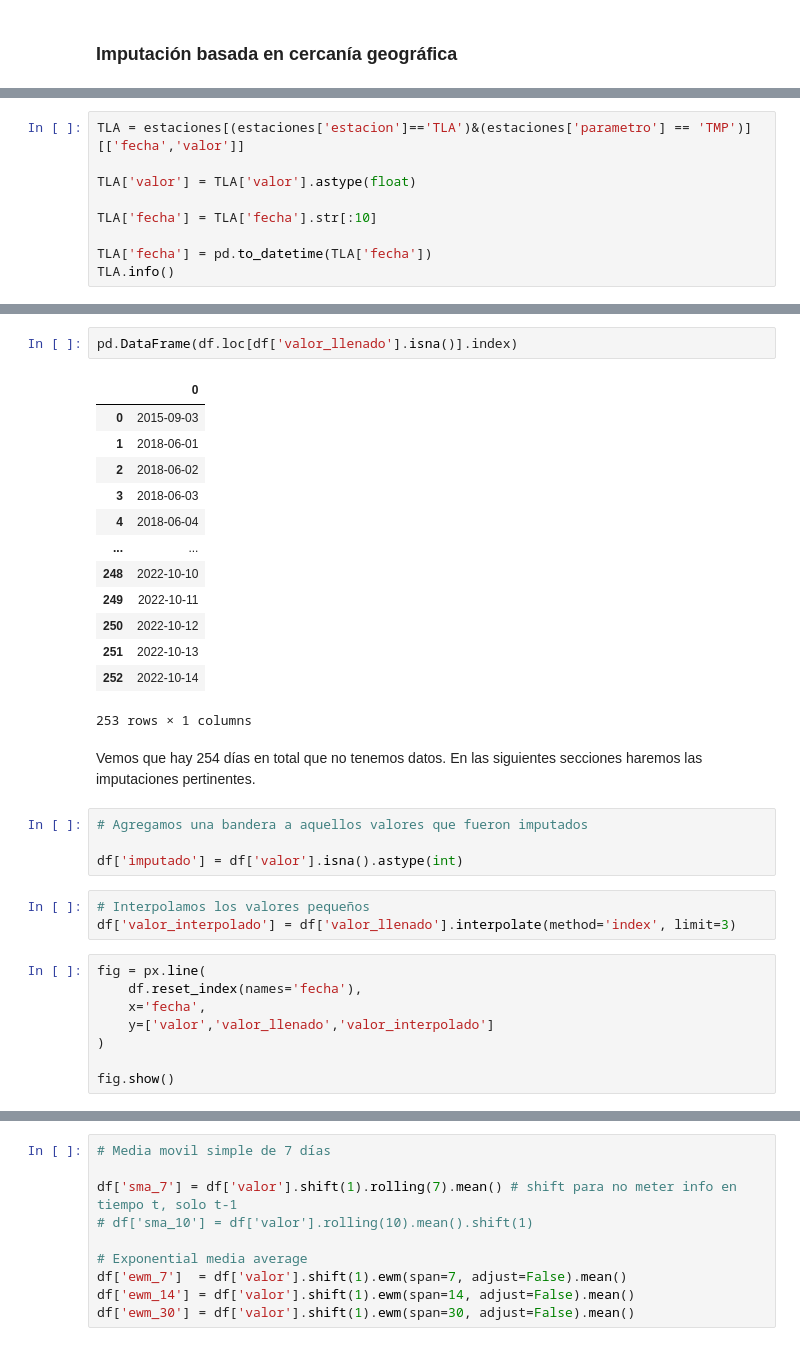
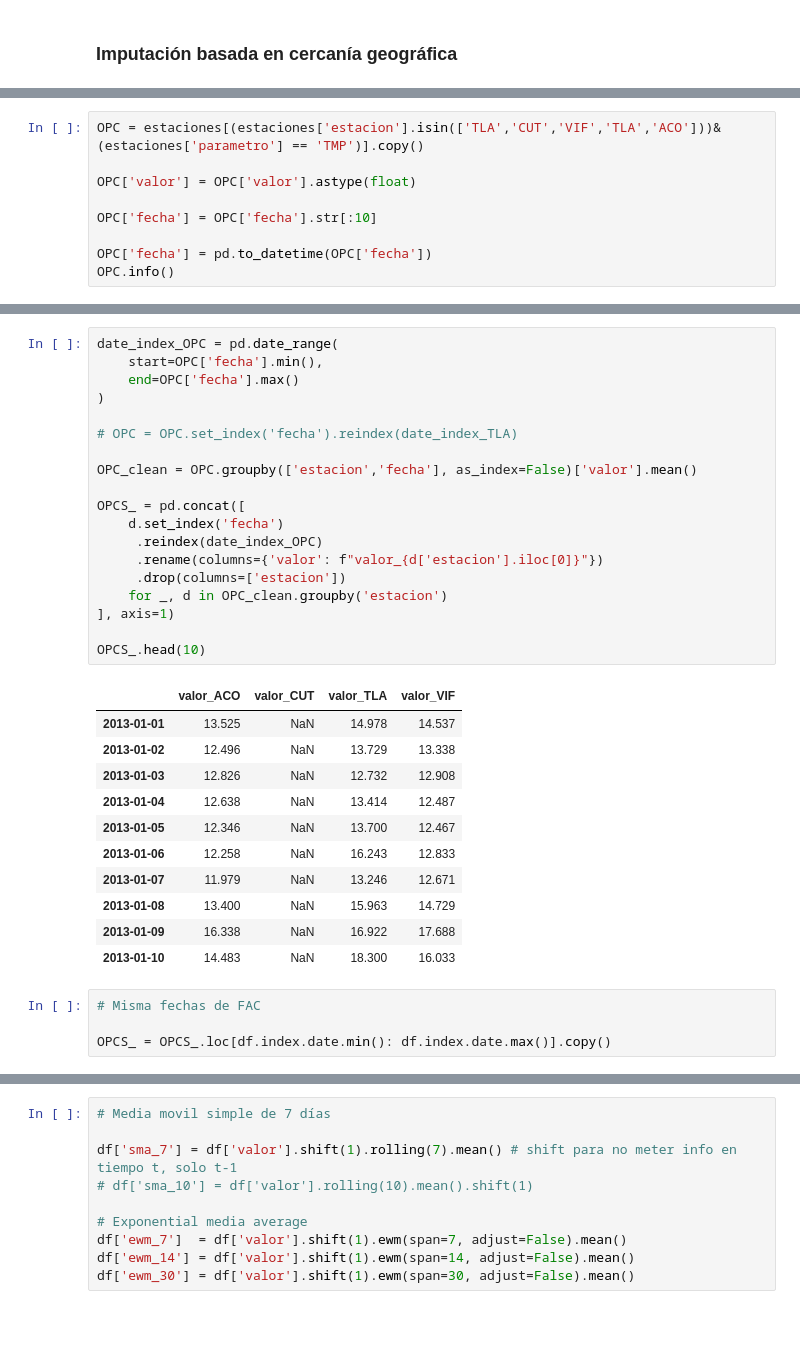
Before and after one commit to AlephZayas/Time-Series-Forecasting-with-LSTM, a Jupyter notebook: Práctica III.ipynb, the cells around one changed output, grey strips where cells are left out. Drawn from its saved outputs; the diff is of its cells as text; blank space fills up the shorter version.

```diff
--- a/Práctica III.ipynb
+++ b/Práctica III.ipynb
@@ -240,11 +272,11 @@ array(['ACO', 'AJU', 'AJM', 'ARA', 'ATI', 'AZC', 'BJU', 'CAM', 'CCA',
 # %%
-TLA = estaciones[(estaciones['estacion']=='TLA')&(estaciones['parametro'] == 'TMP')][['fecha','valor']]
+OPC = estaciones[(estaciones['estacion'].isin(['TLA','CUT','VIF','TLA','ACO']))&(estaciones['parametro'] == 'TMP')].copy()
 
-TLA['valor'] = TLA['valor'].astype(float)
+OPC['valor'] = OPC['valor'].astype(float)
 
-TLA['fecha'] = TLA['fecha'].str[:10]
+OPC['fecha'] = OPC['fecha'].str[:10]
 
-TLA['fecha'] = pd.to_datetime(TLA['fecha'])
-TLA.info()
+OPC['fecha'] = pd.to_datetime(OPC['fecha'])
+OPC.info()
 # %% [output]
 <class 'pandas.core.frame.DataFrame'>
@@ -343,33 +293,35 @@ df.drop(columns=['valor_tla'], inplace=True)
-# %%
-pd.DataFrame(df.loc[df['valor_llenado'].isna()].index)
-# %% [output]
-|  | 0 |
-| 0 | 2015-09-03 |
-| 1 | 2018-06-01 |
-| 2 | 2018-06-02 |
-| 3 | 2018-06-03 |
-| 4 | 2018-06-04 |
-| ... | ... |
-| 248 | 2022-10-10 |
-| 249 | 2022-10-11 |
-| 250 | 2022-10-12 |
-| 251 | 2022-10-13 |
-| 252 | 2022-10-14 |
-253 rows × 1 columns
-# %% [markdown]
-Vemos que hay 254 días en total que no tenemos datos. En las siguientes secciones haremos las imputaciones pertinentes.
-# %%
-# Agregamos una bandera a aquellos valores que fueron imputados
-
-df['imputado'] = df['valor'].isna().astype(int)
-# %%
-# Interpolamos los valores pequeños
-df['valor_interpolado'] = df['valor_llenado'].interpolate(method='index', limit=3)
-# %%
-fig = px.line(
-    df.reset_index(names='fecha'),
-    x='fecha',
-    y=['valor','valor_llenado','valor_interpolado']
-)
-
-fig.show()
+# %%
+date_index_OPC = pd.date_range(
+    start=OPC['fecha'].min(),
+    end=OPC['fecha'].max()
+)
+
+# OPC = OPC.set_index('fecha').reindex(date_index_TLA)
+
+OPC_clean = OPC.groupby(['estacion','fecha'], as_index=False)['valor'].mean()
+
+OPCS_ = pd.concat([
+    d.set_index('fecha')
+     .reindex(date_index_OPC)
+     .rename(columns={'valor': f"valor_{d['estacion'].iloc[0]}"})
+     .drop(columns=['estacion'])
+    for _, d in OPC_clean.groupby('estacion')
+], axis=1)
+
+OPCS_.head(10)
+# %% [output]
+|  | valor_ACO | valor_CUT | valor_TLA | valor_VIF |
+| 2013-01-01 | 13.525 | NaN | 14.978 | 14.537 |
+| 2013-01-02 | 12.496 | NaN | 13.729 | 13.338 |
+| 2013-01-03 | 12.826 | NaN | 12.732 | 12.908 |
+| 2013-01-04 | 12.638 | NaN | 13.414 | 12.487 |
+| 2013-01-05 | 12.346 | NaN | 13.700 | 12.467 |
+| 2013-01-06 | 12.258 | NaN | 16.243 | 12.833 |
+| 2013-01-07 | 11.979 | NaN | 13.246 | 12.671 |
+| 2013-01-08 | 13.400 | NaN | 15.963 | 14.729 |
+| 2013-01-09 | 16.338 | NaN | 16.922 | 17.688 |
+| 2013-01-10 | 14.483 | NaN | 18.300 | 16.033 |
+# %%
+# Misma fechas de FAC
+
+OPCS_ = OPCS_.loc[df.index.date.min(): df.index.date.max()].copy()
```
Also changed, not shown: parts of 53 cells of this notebook.
